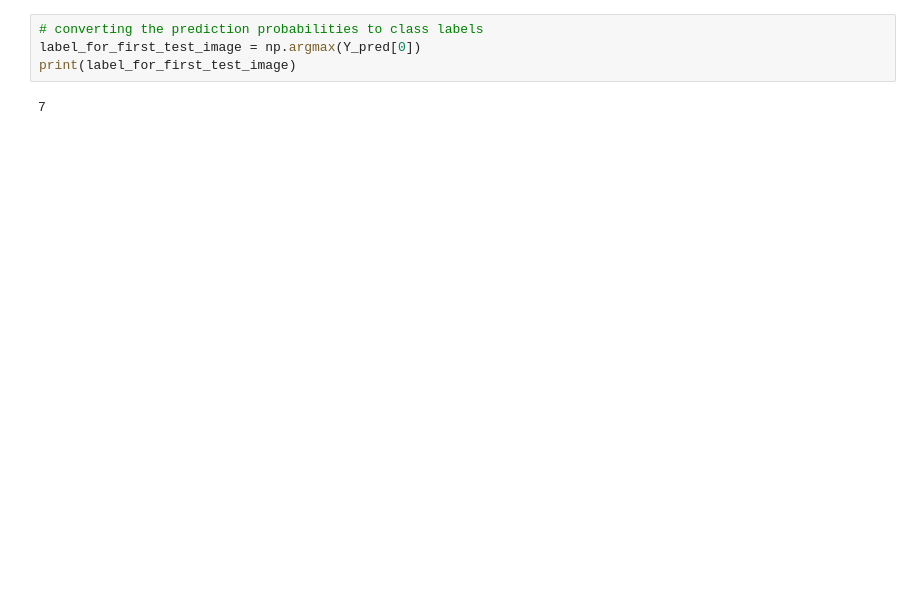
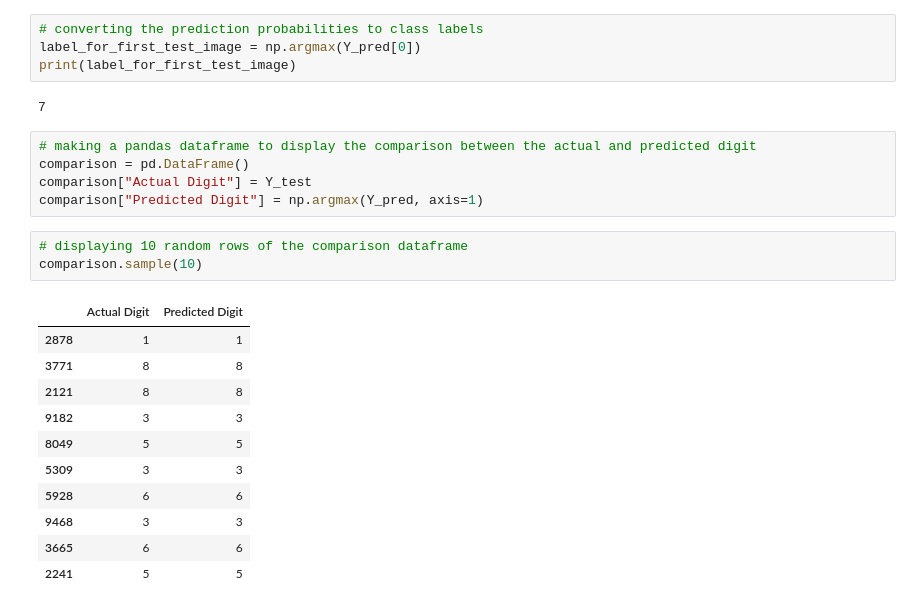
Before and after one commit to SiddhuShkya/MNIST, a Jupyter notebook: mnist.ipynb, the cells around one changed output. Saved outputs shown, nothing was run; the diff lists cells and outputs as text; blank space fills up the shorter version.

Commit message:
Comparing the actual and the predicted digit for testing data

```diff
--- a/mnist.ipynb
+++ b/mnist.ipynb
@@ -161,3 +162,23 @@ label_for_first_test_image = np.argmax(Y_pred[0])
 print(label_for_first_test_image)
 # %% [output]
 7
+# %%
+# making a pandas dataframe to display the comparison between the actual and predicted digit
+comparison = pd.DataFrame()
+comparison["Actual Digit"] = Y_test
+comparison["Predicted Digit"] = np.argmax(Y_pred, axis=1)
+# %%
+# displaying 10 random rows of the comparison dataframe
+comparison.sample(10)
+# %% [output]
+|  | Actual Digit | Predicted Digit |
+| 2878 | 1 | 1 |
+| 3771 | 8 | 8 |
+| 2121 | 8 | 8 |
+| 9182 | 3 | 3 |
+| 8049 | 5 | 5 |
+| 5309 | 3 | 3 |
+| 5928 | 6 | 6 |
+| 9468 | 3 | 3 |
+| 3665 | 6 | 6 |
+| 2241 | 5 | 5 |
```
Also changed, not shown: parts of 5 cells of this notebook.
